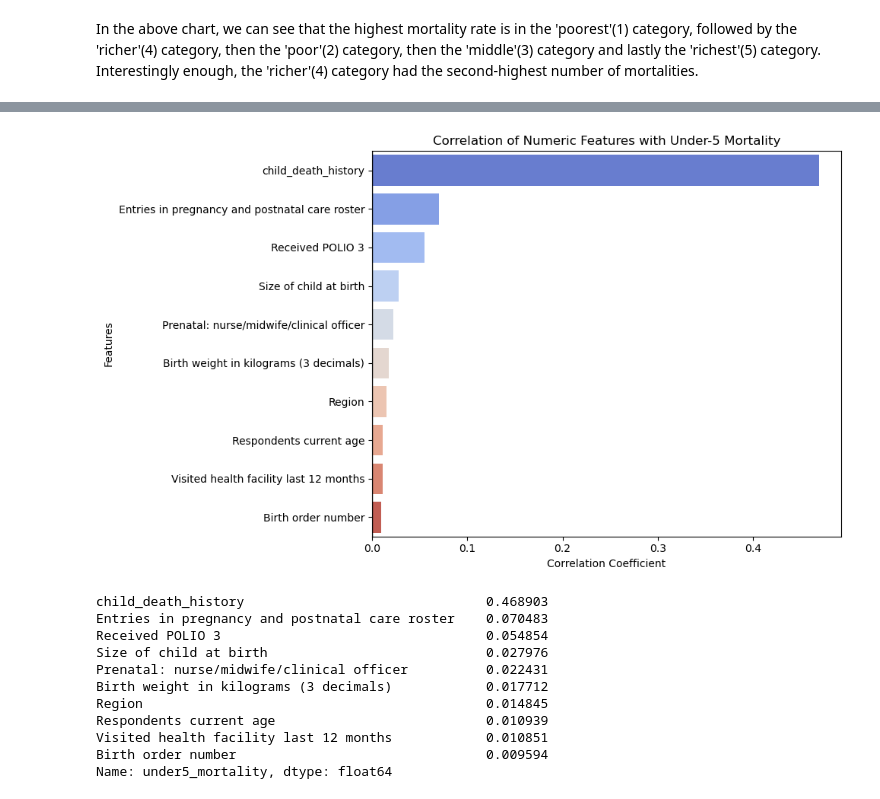
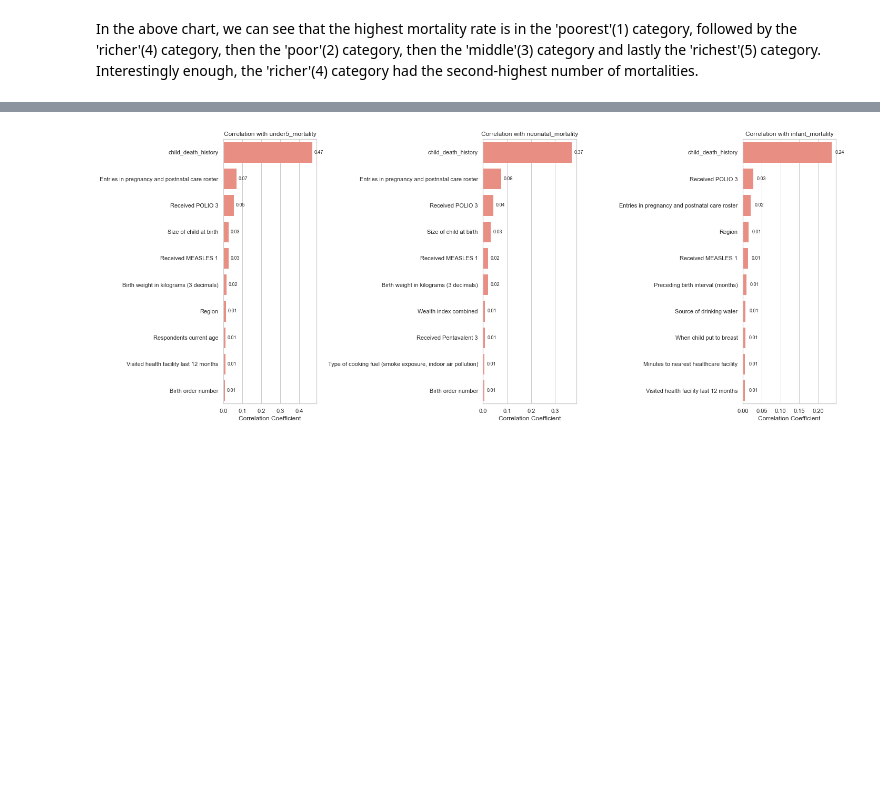
Before and after one commit to tingly-amua/Under5-Mortality-Model, a Jupyter notebook: EDA.ipynb, the cells around one changed output, grey strips where cells are left out. Saved outputs shown, nothing was run; the diff lists cells and outputs as text; code cells hidden in the pictures; blank space fills up the shorter version.

```diff
--- a/EDA.ipynb
+++ b/EDA.ipynb
@@ -593,43 +527,35 @@ plt.show()
-# %%
-
-
-# --- Select numeric columns ---
-numeric_cols = [
-    c for c in df.select_dtypes(include=['float64','int64']).columns
-    if not c.endswith('_missing')
-    and c not in ['neonatal_mortality', 'infant_mortality']
-]
-
-# --- Compute correlation with under5_mortality only ---
-corr_under5 = (
-    df[numeric_cols]
-    .corr()['under5_mortality']          # correlation of every numeric col with target
-    .drop('under5_mortality')            # drop self-correlation
-    .sort_values(ascending=False)        # sort descending
-).head(10)
-
-# --- Plot ---
-plt.figure(figsize=(10,6))
-sns.barplot(x=corr_under5.values, y=corr_under5.index, palette="coolwarm")
-plt.title("Correlation of Numeric Features with Under-5 Mortality")
-plt.xlabel("Correlation Coefficient")
-plt.ylabel("Features")
-plt.axvline(0, color='black', linewidth=1)
-plt.tight_layout()
-plt.show()
-
-# Optional: print the correlations
-print(corr_under5)
-# %% [output]
-[figure, removed]
-child_death_history                               0.468903
-Entries in pregnancy and postnatal care roster    0.070483
-Received POLIO 3                                  0.054854
-Size of child at birth                            0.027976
-Prenatal: nurse/midwife/clinical officer          0.022431
-Birth weight in kilograms (3 decimals)            0.017712
-Region                                            0.014845
-Respondents current age                           0.010939
-Visited health facility last 12 months            0.010851
-Birth order number                                0.009594
-Name: under5_mortality, dtype: float64
+# %%
+# base numeric columns excluding *_missing flags
+base_numeric = [
+    c for c in df.select_dtypes(include=['float64','int64']).columns
+    if not c.endswith('_missing')
+]
+
+targets = ['under5_mortality','neonatal_mortality','infant_mortality']
+
+fig, axes = plt.subplots(1, 3, figsize=(20,8))
+
+for ax, target in zip(axes, targets):
+    # exclude the other two targets
+    numeric_cols = [c for c in base_numeric if c not in targets or c == target]
+    corr = (
+        df[numeric_cols]
+        .corr()[target]
+        .drop(target)
+        .sort_values(ascending=False).head(10)
+    )
+
+    sns.barplot(x=corr.values, y=corr.index, ax=ax, color='salmon')
+    ax.set_title(f"Correlation with {target}")
+    ax.set_xlabel("Correlation Coefficient")
+    ax.axvline(0, color='black', lw=1)
+
+    # --- Add data labels on each bar
+    for i, v in enumerate(corr.values):
+        ax.text(v + (0.01 if v>=0 else -0.01), i, f"{v:.2f}",
+                va='center', ha='left' if v>=0 else 'right', fontsize=9)
+
+plt.tight_layout()
+plt.show()
+# %% [output]
+[figure, added]
```
Also changed, not shown: parts of 28 cells of this notebook, 1 other file.
